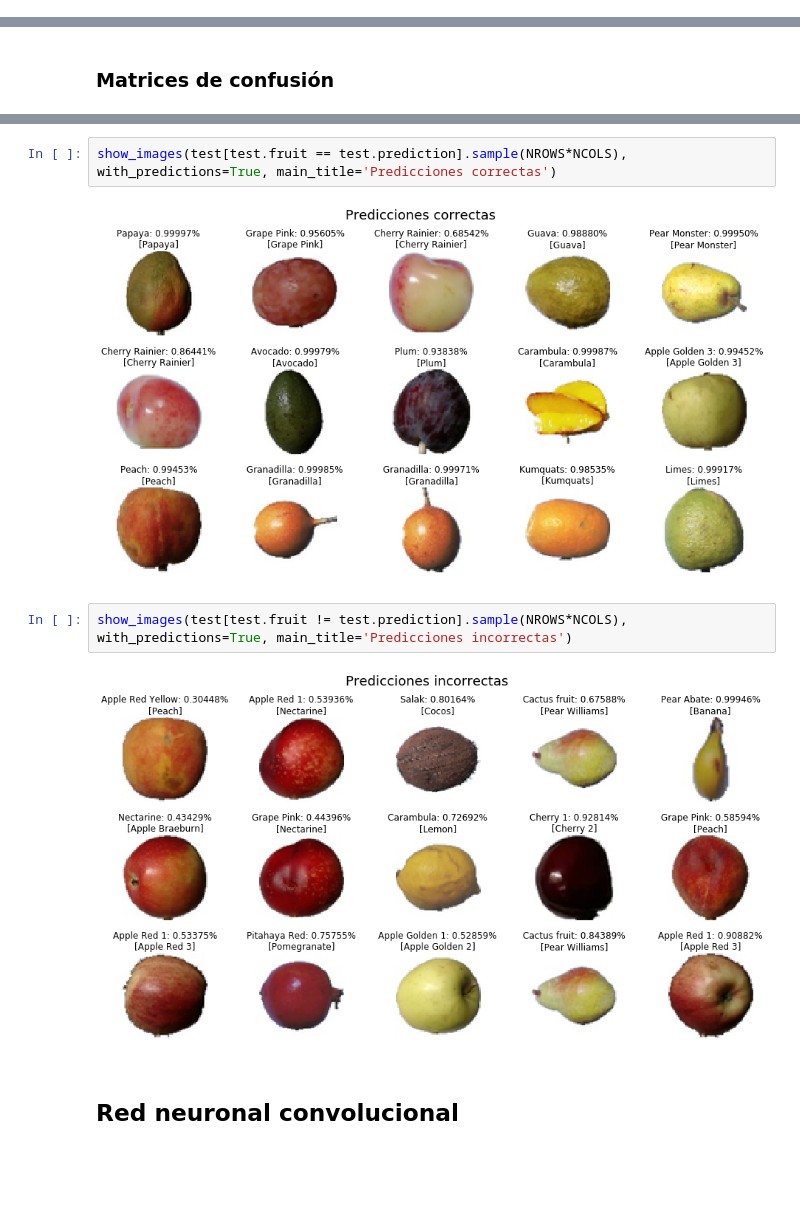
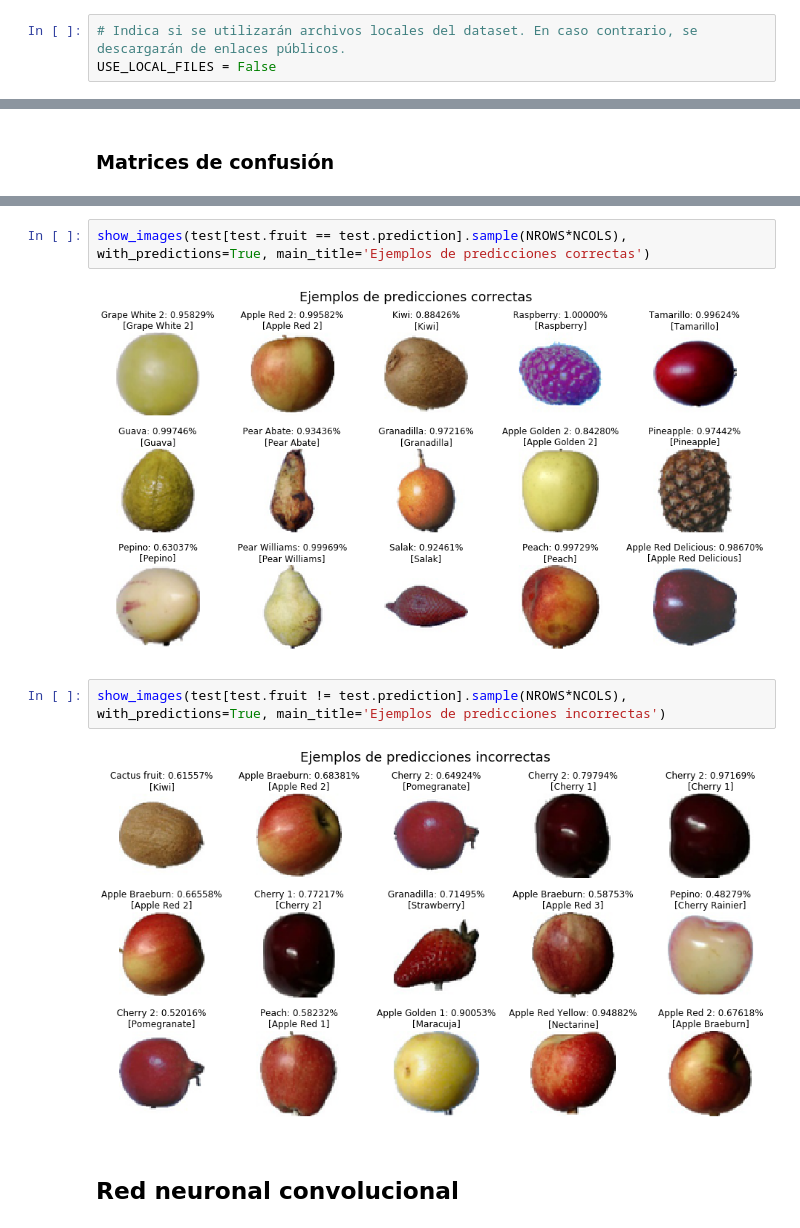
Before and after one commit to alebarsotti/machine_learning_2018, a Jupyter notebook: tp3_cv.ipynb, the cells around one changed output, grey strips where cells are left out. Drawn from its saved outputs; the diff is of its cells as text; blank space fills up the shorter version.

```diff
--- a/tp3_cv.ipynb
+++ b/tp3_cv.ipynb
@@ -16,6 +10,9 @@ from keras.layers import Dense, Input, Dropout, Convolution2D, MaxPooling2D, Fla
 %matplotlib inline
 # %% [output]
 Using TensorFlow backend.
+# %%
+# Indica si se utilizarán archivos locales del dataset. En caso contrario, se descargarán de enlaces públicos.
+USE_LOCAL_FILES = False
 # %%
 PICTURE_SIZE = 64
 CHANNELS = 'RGB'
@@ -289,11 +296,11 @@ Accuracy 0.9096368584029276
 # %%
-show_images(test[test.fruit == test.prediction].sample(NROWS*NCOLS), with_predictions=True, main_title='Predicciones correctas')
+show_images(test[test.fruit == test.prediction].sample(NROWS*NCOLS), with_predictions=True, main_title='Ejemplos de predicciones correctas')
 # %% [output]
-[figure, old version]
+[figure, new version]
 # %%
-show_images(test[test.fruit != test.prediction].sample(NROWS*NCOLS), with_predictions=True, main_title='Predicciones incorrectas')
+show_images(test[test.fruit != test.prediction].sample(NROWS*NCOLS), with_predictions=True, main_title='Ejemplos de predicciones incorrectas')
 # %% [output]
-[figure, old version]
+[figure, new version]
 # %% [markdown]
 ## Red neuronal convolucional
 # %%
```
Also changed, not shown: parts of 15 cells of this notebook.
